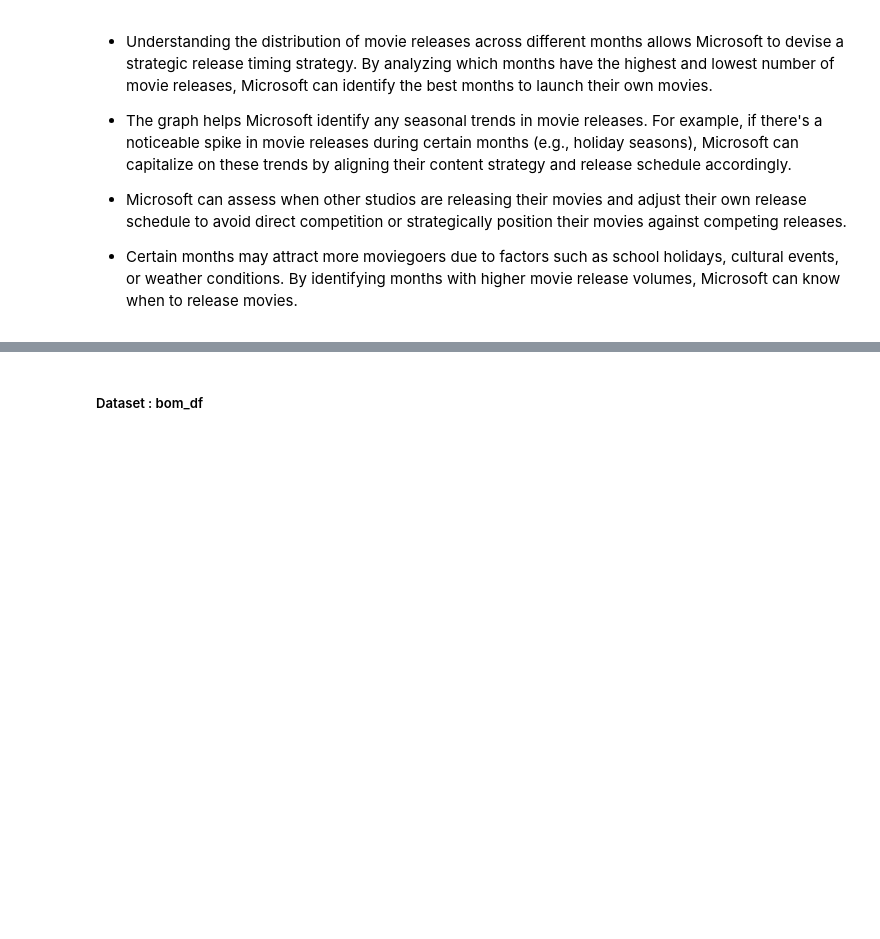
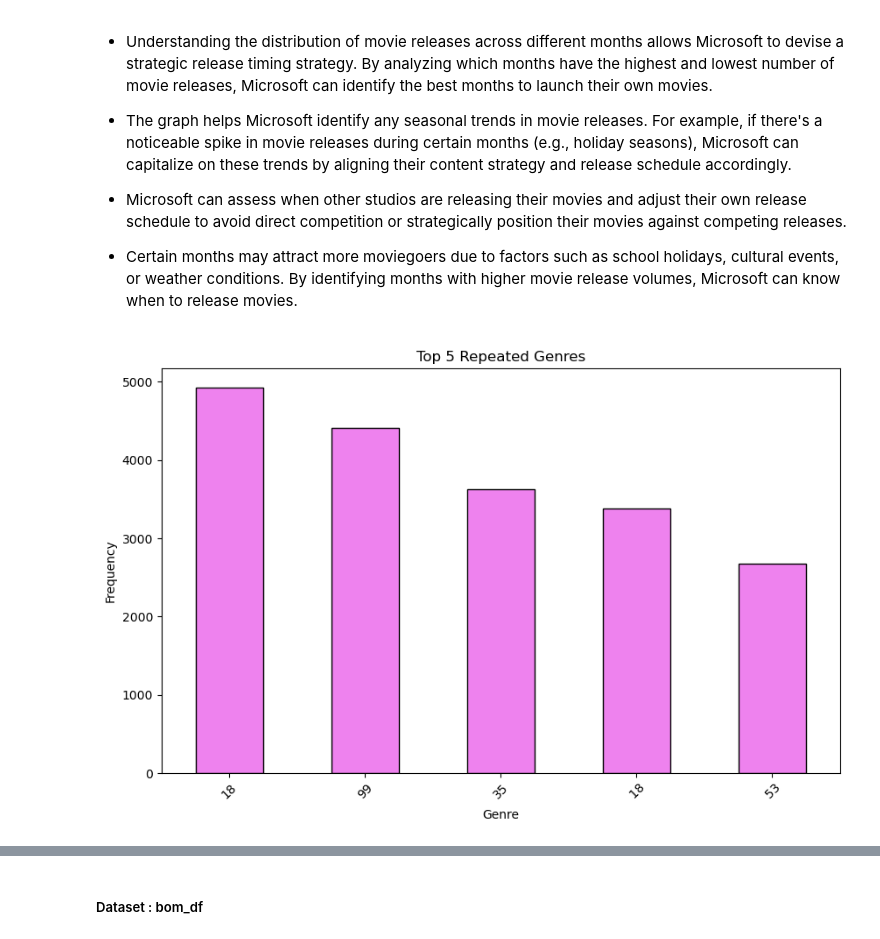
Before and after one commit to whareverr/dsc-phase-1-project-v2-4, a Jupyter notebook: student.ipynb, the cells around one changed output, grey strips where cells are left out. Drawn from its saved outputs; the diff is of its cells as text; code cells hidden in the pictures; blank space fills up the shorter version.

```diff
--- a/student.ipynb
+++ b/student.ipynb
@@ -210,3 +486,19 @@ plt.show()
 - Microsoft can assess when other studios are releasing their movies and adjust their own release schedule to avoid direct competition or strategically position their movies against competing releases.
 
 - Certain months may attract more moviegoers due to factors such as school holidays, cultural events, or weather conditions. By identifying months with higher movie release volumes, Microsoft can know when to release movies.
+# %%
+# each movie has a list of genre  so make all lists into one
+genres_list = [genre for sublist in tmdb_df['genre_ids'] for genre in sublist]
+# frequency of each genre
+genre_counts = pd.Series(genres_list).value_counts()
+
+# Plotting the bar plot
+plt.figure(figsize=(10, 6))
+genre_counts.head(5).plot(kind='bar', color='violet', edgecolor = 'black')
+plt.title('Top 5 Repeated Genres')
+plt.xlabel('Genre')
+plt.ylabel('Frequency')
+plt.xticks(rotation=45)
+plt.show()
+# %% [output]
+[figure, added]
```
Also changed, not shown: parts of 58 cells of this notebook.
